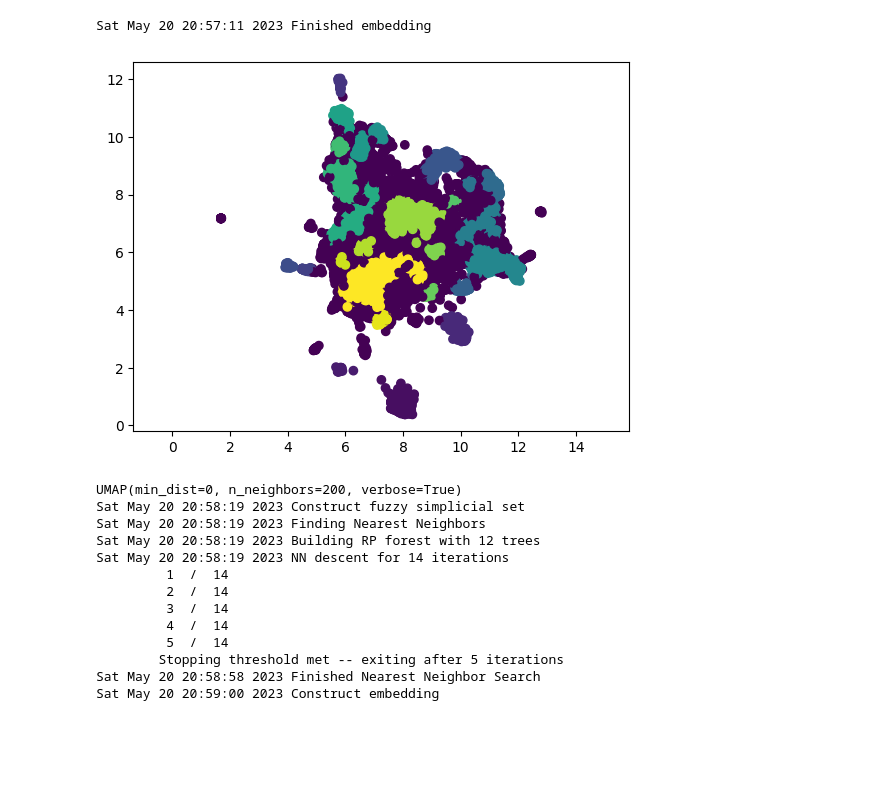
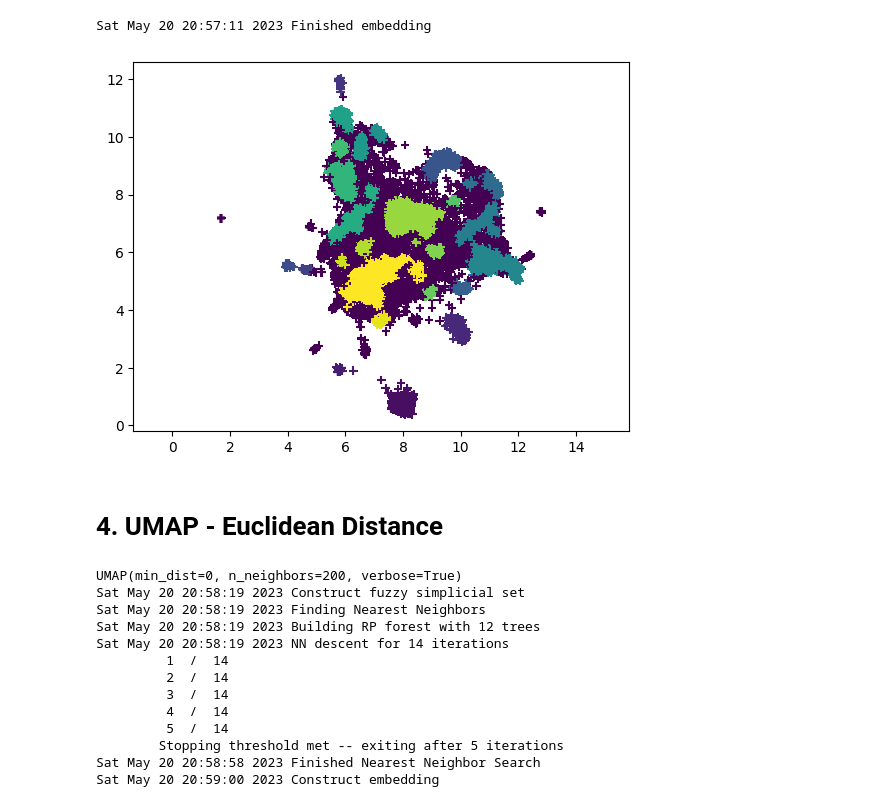
Before and after one commit to vravoson/Digital_Addiction, a Jupyter notebook: ClusteringExperiments_Transformers.ipynb, the cells around one changed output. Drawn from its saved outputs; the diff is of its cells as text; code cells hidden in the pictures; blank space fills up the shorter version.

```diff
--- a/ClusteringExperiments_Transformers.ipynb
+++ b/ClusteringExperiments_Transformers.ipynb
@@ -61,12 +68,14 @@ Sat May 20 20:57:11 2023 Finished embedding
 # %%
 #clustering_model = KMeans(n_clusters = 4, random_state=42)
 #clustering_model.fit(umap_embedding)
 clustering_model = hdbscan.HDBSCAN(metric='euclidean', min_cluster_size = 100, min_samples = 100)
 clustering_model.fit(umap_embedding)
-plt.scatter(umap_embedding[:, 0], umap_embedding[:, 1], c = clustering_model.labels_)
+plt.scatter(umap_embedding[:, 0], umap_embedding[:, 1], c = clustering_model.labels_, marker = "+")
 plt.gca().set_aspect('equal', 'datalim')
 # %% [output]
-[figure, old version]
+[figure, new version]
+# %% [markdown]
+# 4. UMAP - Euclidean Distance
 # %%
 umap_reducer_eucl = umap.UMAP(metric = "euclidean", verbose = True, n_neighbors = 200, min_dist = 0)
 umap_embedding_eucl = umap_reducer_eucl.fit_transform(normed_emb)
```
Also changed, not shown: parts of 8 cells of this notebook, 2 other files.
